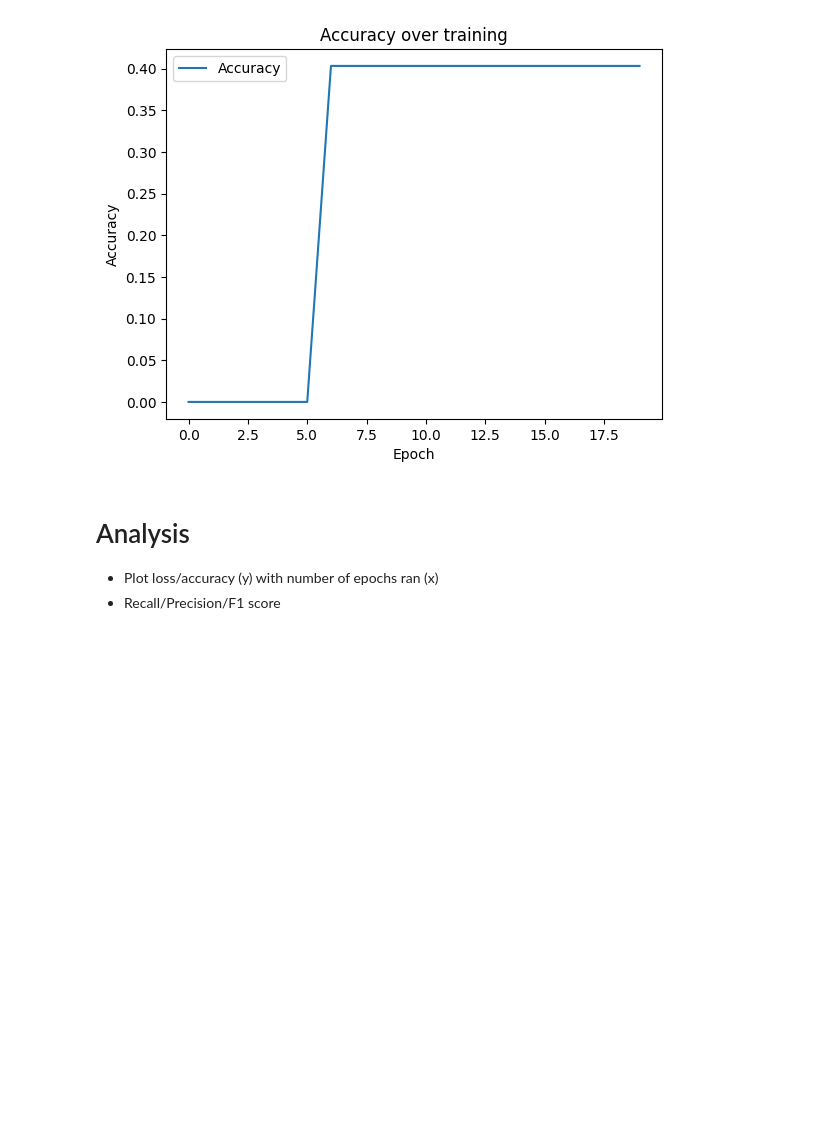
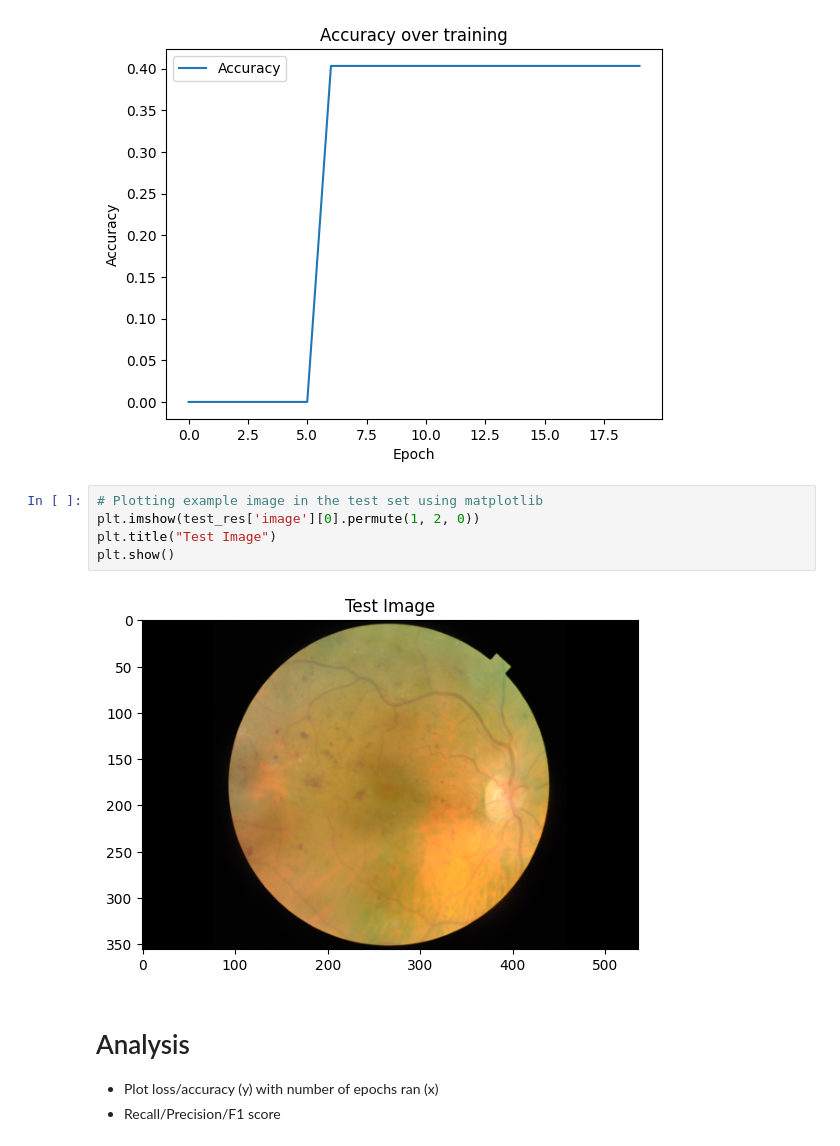
Before and after one commit to Jalen1/Retinal-Disease-Classification, a Jupyter notebook: DiseaseClassification.ipynb, the cells around one changed output. Saved outputs shown, nothing was run; the diff lists cells and outputs as text; blank space fills up the shorter version.

Commit message:
Plotted image as example for future analysis

```diff
--- a/DiseaseClassification.ipynb
+++ b/DiseaseClassification.ipynb
@@ -350,6 +350,13 @@ plt.legend()
 plt.show()
 # %% [output]
 [figure]
+# %%
+# Plotting example image in the test set using matplotlib
+plt.imshow(test_res['image'][0].permute(1, 2, 0))
+plt.title("Test Image")
+plt.show()
+# %% [output]
+[figure, added]
 # %% [markdown]
 # Analysis
 - Plot loss/accuracy (y) with number of epochs ran (x)
```
